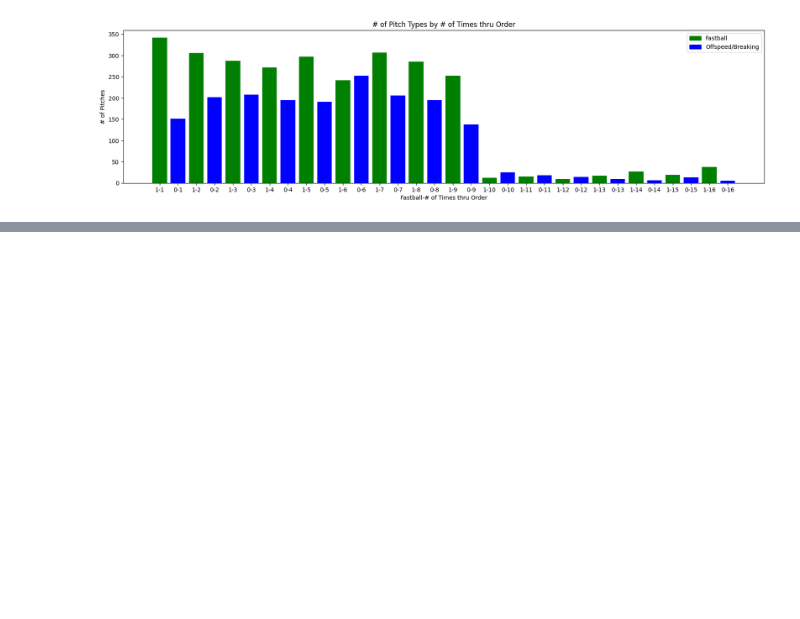
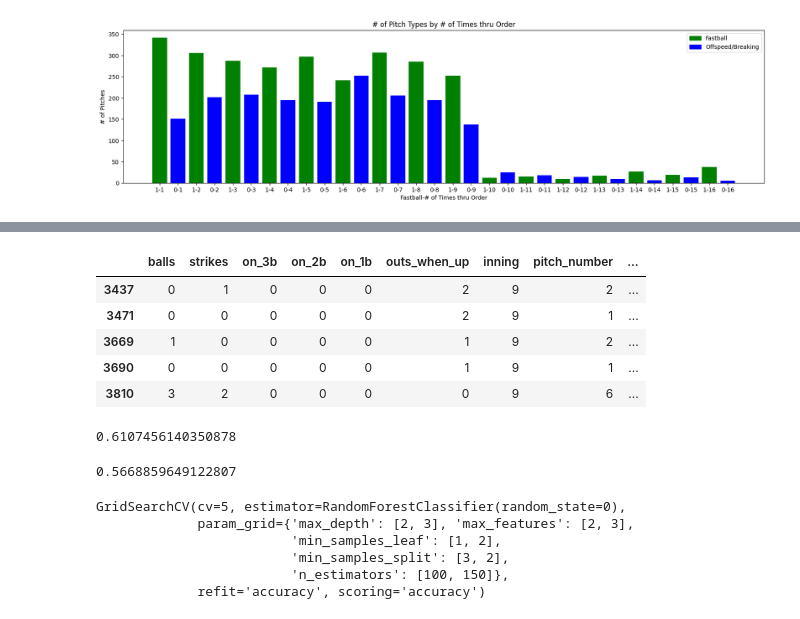
Before and after one commit to hdjwis/FastballPrediction, a Jupyter notebook: FastballPrediction.ipynb, the cells around one changed output, grey strips where cells are left out. Drawn from its saved outputs; the diff is of its cells as text; code cells hidden in the pictures; blank space fills up the shorter version.

Commit message:
Used gridsearch to tune RandomForest

```diff
--- a/FastballPrediction.ipynb
+++ b/FastballPrediction.ipynb
@@ -368,0 +390,9 @@ data.head()
+# %%
+data.head()
+# %% [output]
+|  | balls | strikes | on_3b | on_2b | on_1b | outs_when_up | inning | pitch_number | ... |
+| 3437 | 0 | 1 | 0 | 0 | 0 | 2 | 9 | 2 | ... |
+| 3471 | 0 | 0 | 0 | 0 | 0 | 2 | 9 | 1 | ... |
+| 3669 | 1 | 0 | 0 | 0 | 0 | 1 | 9 | 2 | ... |
+| 3690 | 0 | 0 | 0 | 0 | 0 | 1 | 9 | 1 | ... |
+| 3810 | 3 | 2 | 0 | 0 | 0 | 0 | 9 | 6 | ... |
@@ -368,0 +403,16 @@ data.head()
+# %%
+from sklearn.linear_model import LogisticRegression
+
+lr = LogisticRegression(random_state=0)
+lr.fit(X_train, y_train)
+lr.score(X_test, y_test)
+# %% [output]
+0.6107456140350878
+# %%
+from sklearn.ensemble import RandomForestClassifier
+
+rf = RandomForestClassifier(random_state=0)
+rf.fit(X_train, y_train)
+rf.score(X_test, y_test)
+# %% [output]
+0.5668859649122807
@@ -368,0 +431,9 @@ data.head()
+# %%
+grid.fit(X_train, y_train)
+# %% [output]
+GridSearchCV(cv=5, estimator=RandomForestClassifier(random_state=0),
+             param_grid={'max_depth': [2, 3], 'max_features': [2, 3],
+                         'min_samples_leaf': [1, 2],
+                         'min_samples_split': [3, 2],
+                         'n_estimators': [100, 150]},
+             refit='accuracy', scoring='accuracy')
```
Also changed, not shown: parts of 43 cells of this notebook.
